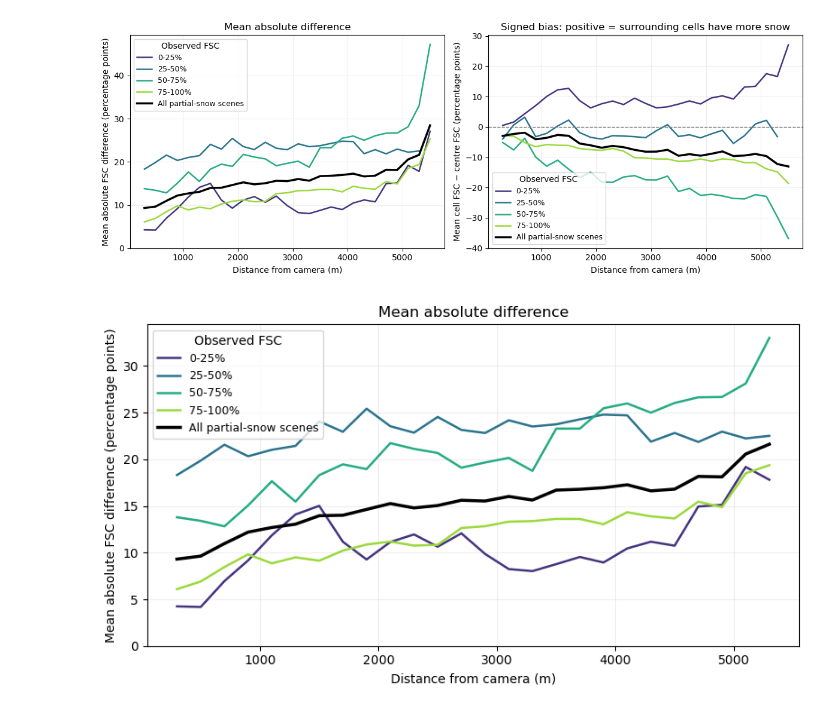
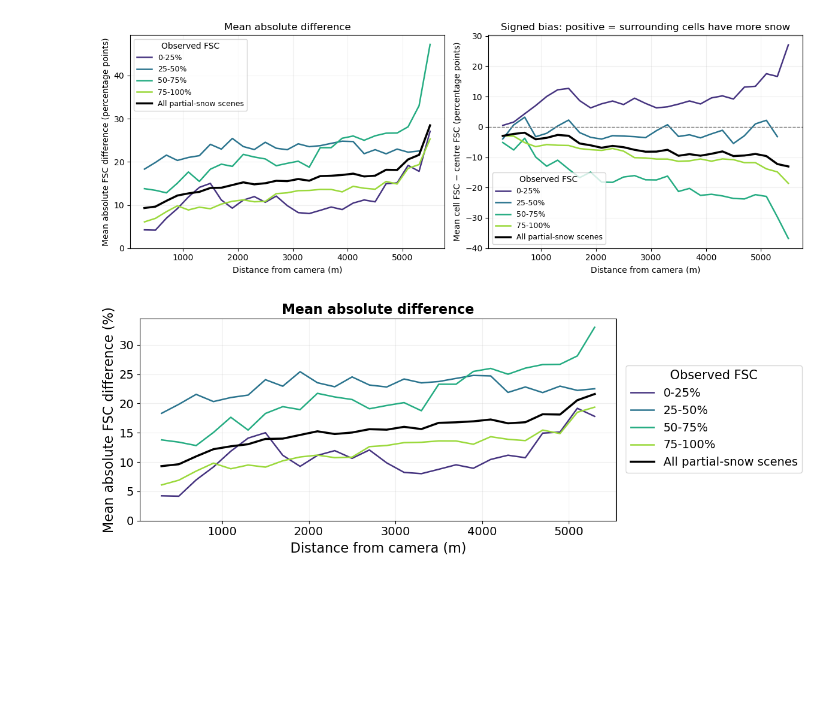
Before and after one commit to thomaslaraia/Snowstradamus, a Jupyter notebook: landsat_semivariogram.ipynb, the cells around one changed output. Saved outputs shown, nothing was run; the diff lists cells and outputs as text; code cells hidden in the pictures; blank space fills up the shorter version.

```diff
--- a/landsat_semivariogram.ipynb
+++ b/landsat_semivariogram.ipynb
@@ -471,7 +471,7 @@ plot_data = distance_summary.loc[
     distance_summary["distance_m"] < distance_summary["distance_m"].max()
 ].copy()
 
-fig, axes = plt.subplots(1, 1, figsize=(8, 4.5), sharex=True)
+fig, axes = plt.subplots(1, 1, figsize=(12, 4.5), sharex=True)
 
 for label, colour in plot_groups:
     summary = plot_data.loc[
@@ -485,40 +485,53 @@ for label, colour in plot_groups:
 
     axes.plot(
         summary["distance_m"],
         summary["mae_pp"],
         color=colour,
         lw=linewidth,
         label=label,
     )
     continue
     # axes[1].plot(
     #     summary["distance_m"],
     #     summary["bias_pp"],
     #     color=colour,
     #     lw=linewidth,
     #     label=label,
     # )
 
-axes.set(
-    title="Mean absolute difference",
-    ylabel="Mean absolute FSC difference (percentage points)",
-    ylim=(0, None),
+axes.set_title(
+    "Mean absolute difference",
+    fontsize=16,
+    fontweight="bold",
+)
+axes.set_ylabel(
+    "Mean absolute FSC difference (%)",
+    fontsize=16,
 )
 # axes[1].set(
 #     title="Signed bias: positive = surrounding cells have more snow",
 #     ylabel="Mean cell FSC − centre FSC (percentage points)",
 # )
 # axes[1].axhline(0, color="grey", ls="--", lw=1)
 
 # for ax in axes:
-axes.set_xlabel("Distance from camera (m)")
+axes.set_xlabel("Distance from camera (m)", fontsize=16)
+axes.set_ylim(0, None)
+axes.tick_params(axis="both", labelsize=14)
 axes.grid(alpha=0.2)
-axes.legend(title="Observed FSC", fontsize=9)
+axes.legend(
+    title="Observed FSC",
+    fontsize=14,
+    title_fontsize=15,
+    loc="upper left",
+    bbox_to_anchor=(1.02, .77),
+    borderaxespad=0,
+)
 
 fig.tight_layout()
 plt.show()
 # %% [output]
-[figure, old version]
+[figure, new version]
 # %%
 from pathlib import Path
 import re
```
